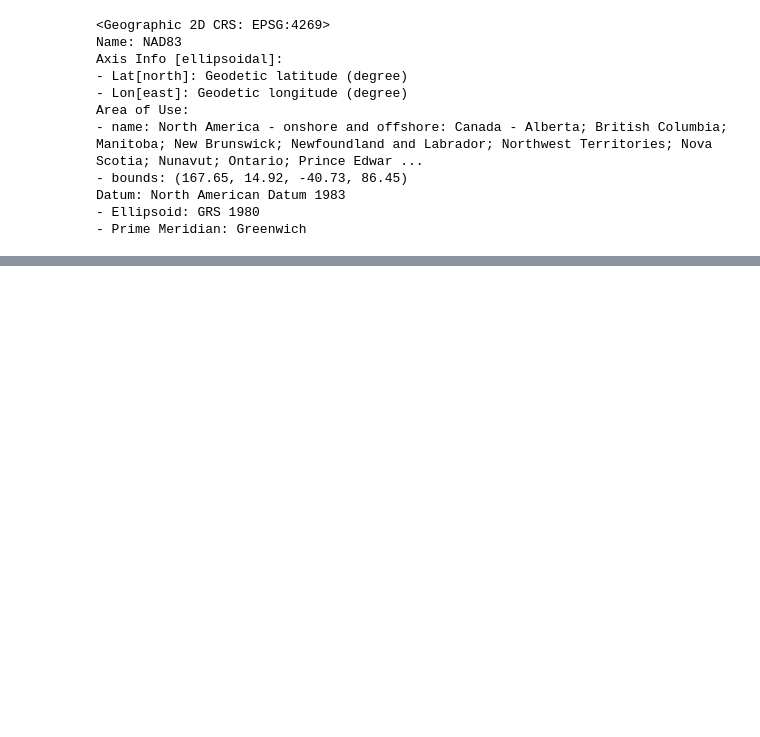
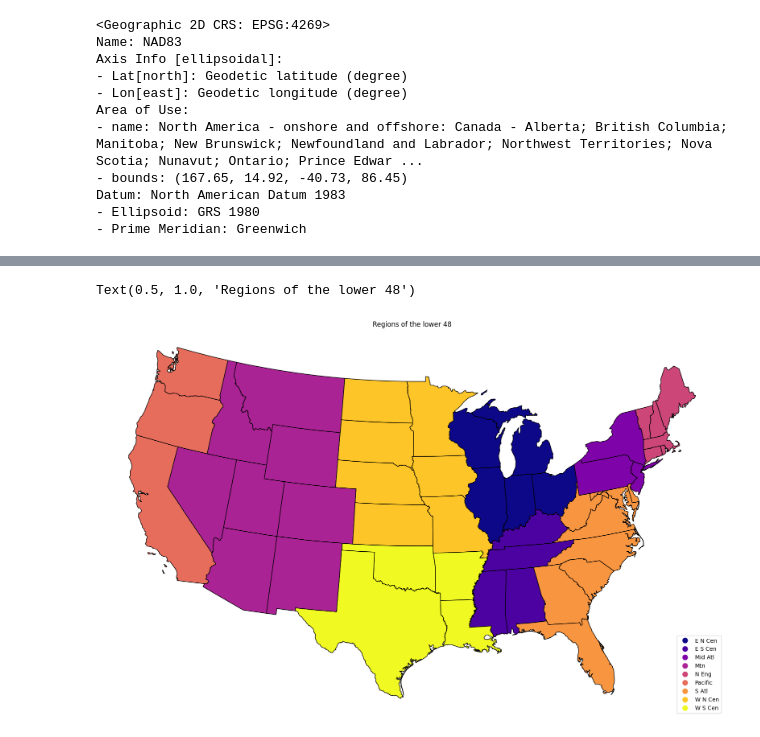
Before and after one commit to freecircuit/Advanced_GIS_TESC, a Jupyter notebook: Lab1_states/states.ipynb, the cells around one changed output, grey strips where cells are left out. Cells and saved outputs as stored; diff of their text form; code cells hidden in the pictures; blank space fills up the shorter version.

Commit message:
summarize and plot US sub regions

```diff
--- a/Lab1_states/states.ipynb
+++ b/Lab1_states/states.ipynb
@@ -123,0 +163,7 @@ states.plot()
+# %%
+base = states.plot(column='SUB_REGION', cmap='plasma', edgecolor='black', figsize=(20,15), legend=True, legend_kwds={'loc':'lower right'})
+base.set_axis_off()
+base.set_title('Regions of the lower 48')
+# %% [output]
+Text(0.5, 1.0, 'Regions of the lower 48')
+[figure, added]
```
Also changed, not shown: parts of 7 cells of this notebook, 2 other files.
